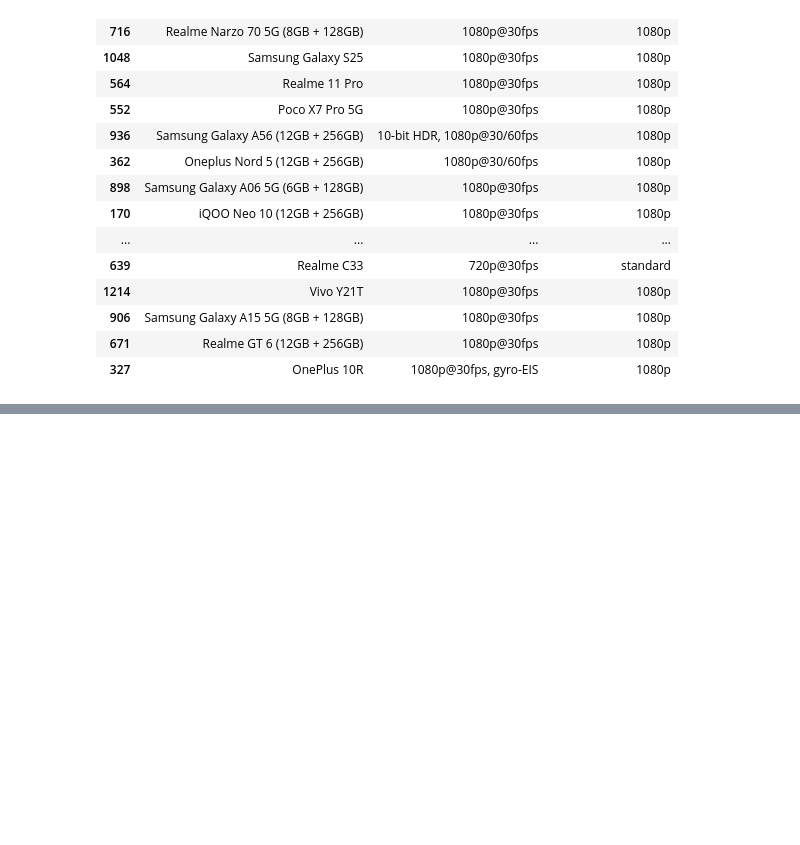
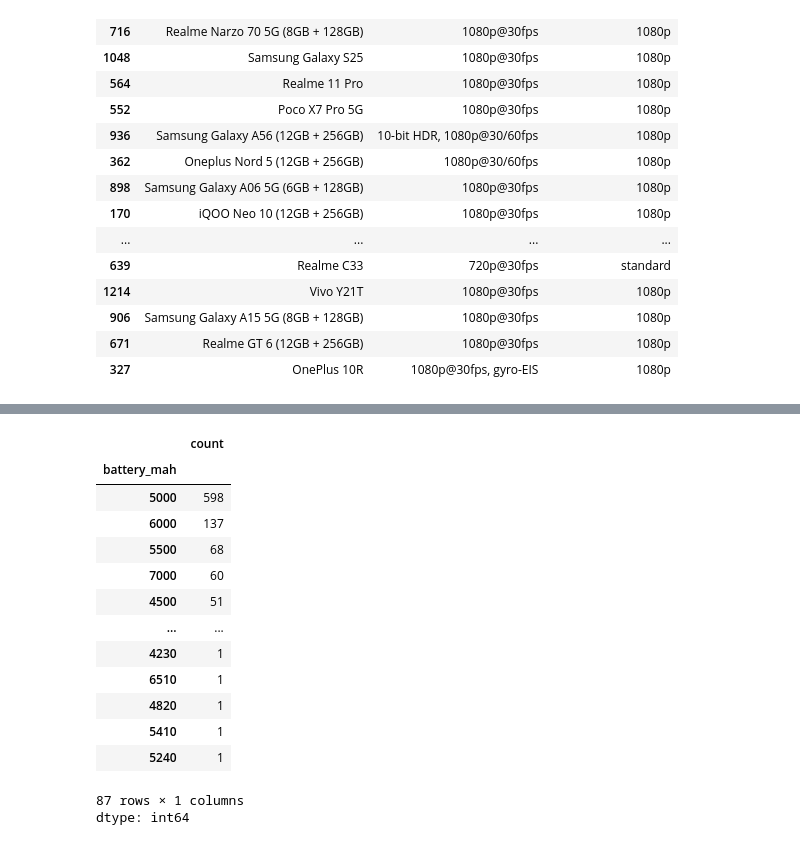
Before and after one commit to rajeshxdatascience/smartphone-recommender-system, a Jupyter notebook: SpecLens_AI_Data_Engineering.ipynb, the cells around one changed output, grey strips where cells are left out. Cells and saved outputs as stored; diff of their text form; code cells hidden in the pictures; blank space fills up the shorter version.

```diff
--- a/SpecLens_AI_Data_Engineering.ipynb
+++ b/SpecLens_AI_Data_Engineering.ipynb
@@ -4451,0 +4473,20 @@ df[['model','front_video','max_front_video_res']].sample(20)
+# %%
+df['battery_mah'] = df['battery'].str.split(',').str.get(0).str.strip().str.split(' ').str.get(0).astype(int)
+# %%
+df['battery_mah'].value_counts(dropna=False)
+# %% [output]
+|  | count |
+| battery_mah |  |
+| 5000 | 598 |
+| 6000 | 137 |
+| 5500 | 68 |
+| 7000 | 60 |
+| 4500 | 51 |
+| ... | ... |
+| 4230 | 1 |
+| 6510 | 1 |
+| 4820 | 1 |
+| 5410 | 1 |
+| 5240 | 1 |
+87 rows × 1 columns
+dtype: int64
```
Also changed, not shown: parts of 3 cells of this notebook.
